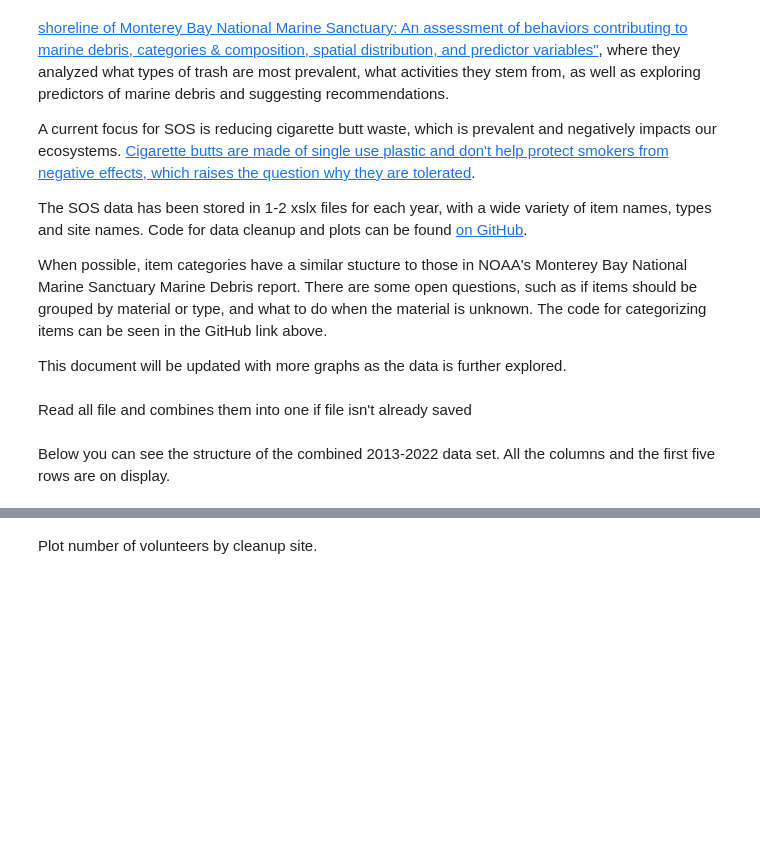
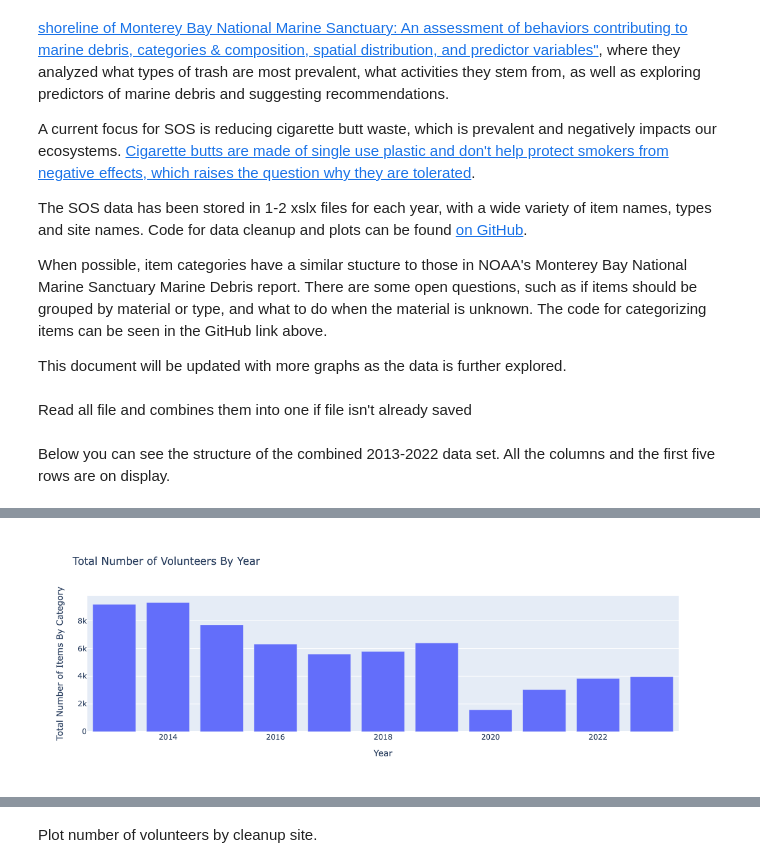
Before and after one commit to jennyfolkesson/saveOurShores, a Jupyter notebook: SOS_cleanup_data.ipynb, the cells around one changed output, grey strips where cells are left out. Cells and saved outputs as stored; diff of their text form; code cells hidden in the pictures; blank space fills up the shorter version.

```diff
--- a/SOS_cleanup_data.ipynb
+++ b/SOS_cleanup_data.ipynb
@@ -76,0 +136,12 @@ The treemap graph above shows total number of items cleaned up 2013-2022 by cate
+# %%
+fig = px.bar(annual_data, x=annual_data.index, y='Total Volunteers', title="Total Number of Volunteers By Year")
+fig.update_layout(
+    autosize=False,
+    width=850,
+    height=400,
+    yaxis_title='Total Number of Items By Category',
+    xaxis_title='Year',
+)
+fig.show()
+# %% [output]
+[figure, added]
```
Also changed, not shown: parts of 42 cells of this notebook, 3 other files.
